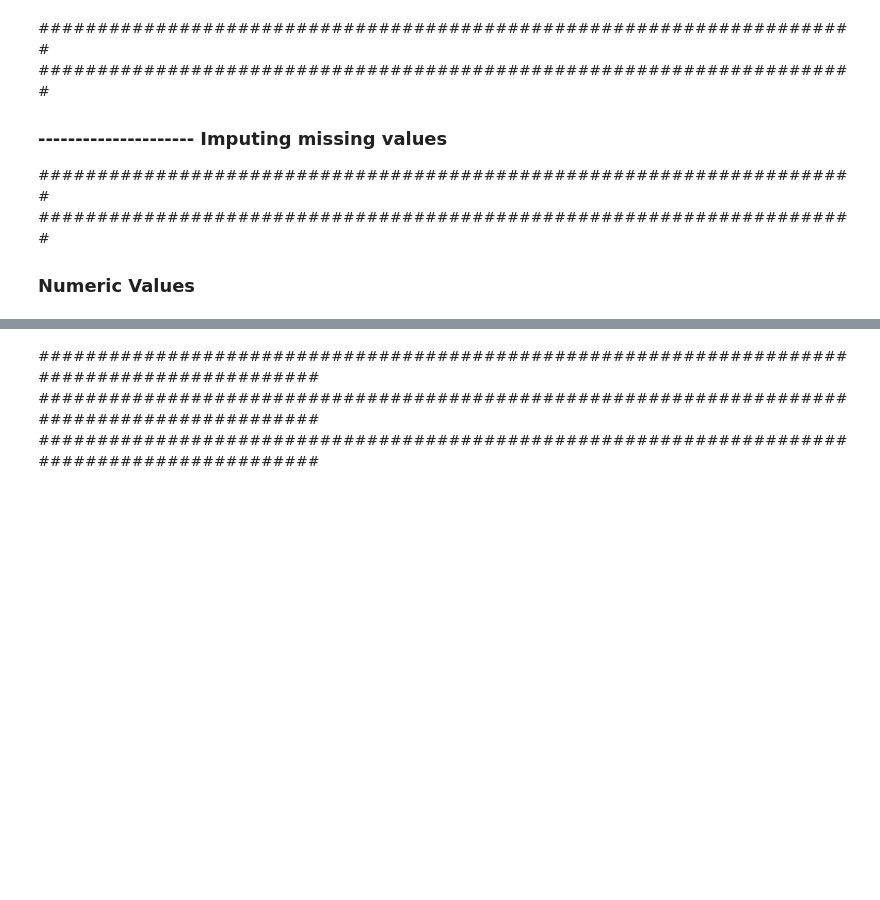
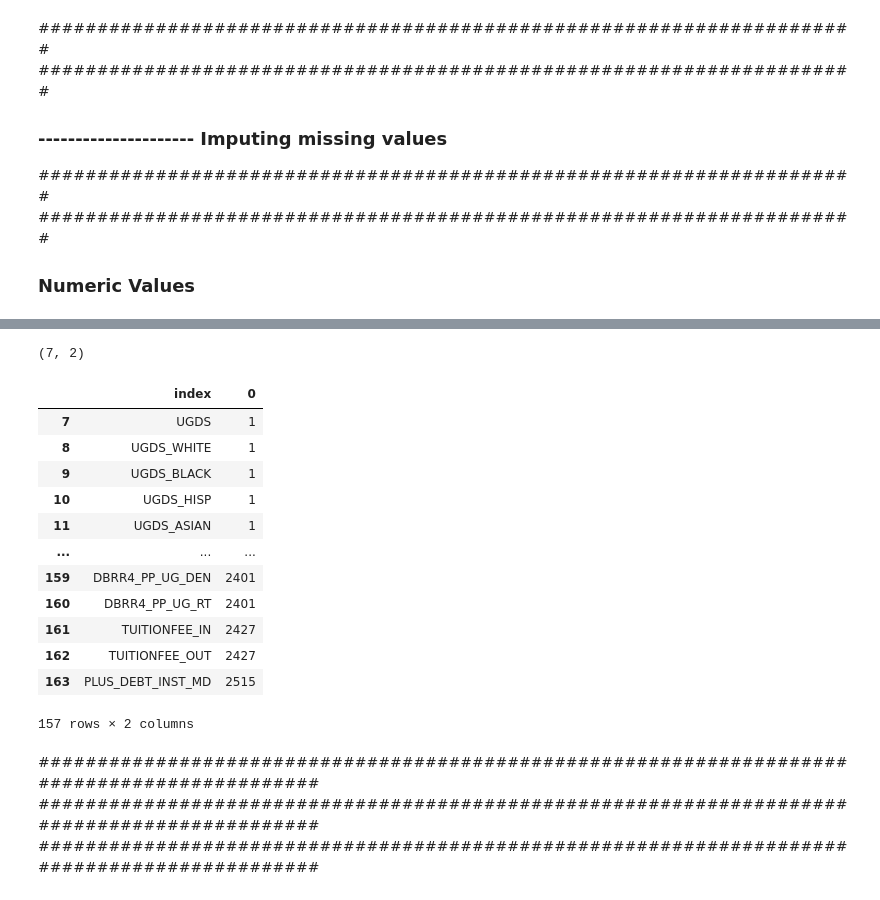
Before and after one commit to njones738/Classification-of-Pell-Institutions, a Jupyter notebook: scripts/process.ipynb, the cells around one changed output, grey strips where cells are left out. Cells and saved outputs as stored; diff of their text form; code cells hidden in the pictures; blank space fills up the shorter version.

```diff
--- a/scripts/process.ipynb
+++ b/scripts/process.ipynb
@@ -236,3 +244,23 @@ num_csc.drop(columns = ["ids", "UNITID", "INSTNM"], axis = 1).head(5)
+# %%
+missing = pd.DataFrame(num_csc.isna().sum())
+missing.reset_index(inplace=True)
+print(missing[missing[0] == 0].shape)
+missing[missing[0] != 0]
+# %% [output]
+(7, 2)
+|  | index | 0 |
+| 7 | UGDS | 1 |
+| 8 | UGDS_WHITE | 1 |
+| 9 | UGDS_BLACK | 1 |
+| 10 | UGDS_HISP | 1 |
+| 11 | UGDS_ASIAN | 1 |
+| ... | ... | ... |
+| 159 | DBRR4_PP_UG_DEN | 2401 |
+| 160 | DBRR4_PP_UG_RT | 2401 |
+| 161 | TUITIONFEE_IN | 2427 |
+| 162 | TUITIONFEE_OUT | 2427 |
+| 163 | PLUS_DEBT_INST_MD | 2515 |
+157 rows × 2 columns
 # %%
 num_vars = num_csc.drop(columns = ["ids", "UNITID", "INSTNM"], axis = 1)
 
```
Also changed, not shown: parts of 3 cells of this notebook, 5 other files.
